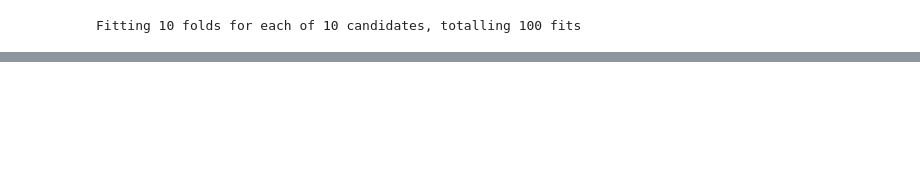
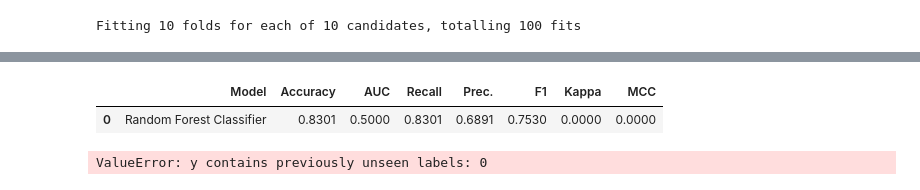
Before and after one commit to marieguib/202409-Precarite-energetique, a Jupyter notebook: 1Modelisation_precarite_energetique.ipynb, the cells around one changed output, grey strips where cells are left out. Saved outputs shown, nothing was run; the diff lists cells and outputs as text; code cells hidden in the pictures; blank space fills up the shorter version.

```diff
--- a/1Modelisation_precarite_energetique.ipynb
+++ b/1Modelisation_precarite_energetique.ipynb
@@ -480,0 +437,8 @@ compare_models() # Comparaison des modèles optimisés
+# %%
+# Prédiction des données de test pour obtenir une probabilité de succès avec le modèle RandomForest
+
+predictions = predict_model(tuned_rf, data=donnees) # Prédiction des données de test pour obtenir une probabilité de succès avec le modèle RandomFores
+# %% [output]
+|  | Model | Accuracy | AUC | Recall | Prec. | F1 | Kappa | MCC |
+| 0 | Random Forest Classifier | 0.8301 | 0.5000 | 0.8301 | 0.6891 | 0.7530 | 0.0000 | 0.0000 |
+ValueError: y contains previously unseen labels: 0
```
Also changed, not shown: parts of 17 cells of this notebook, 2 other files.
